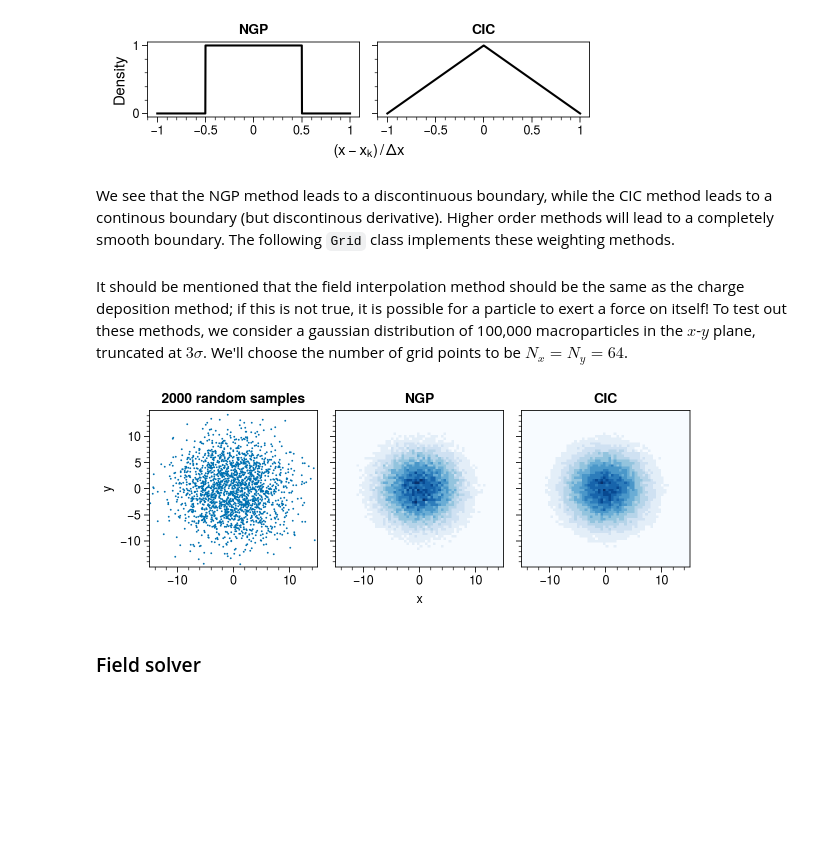
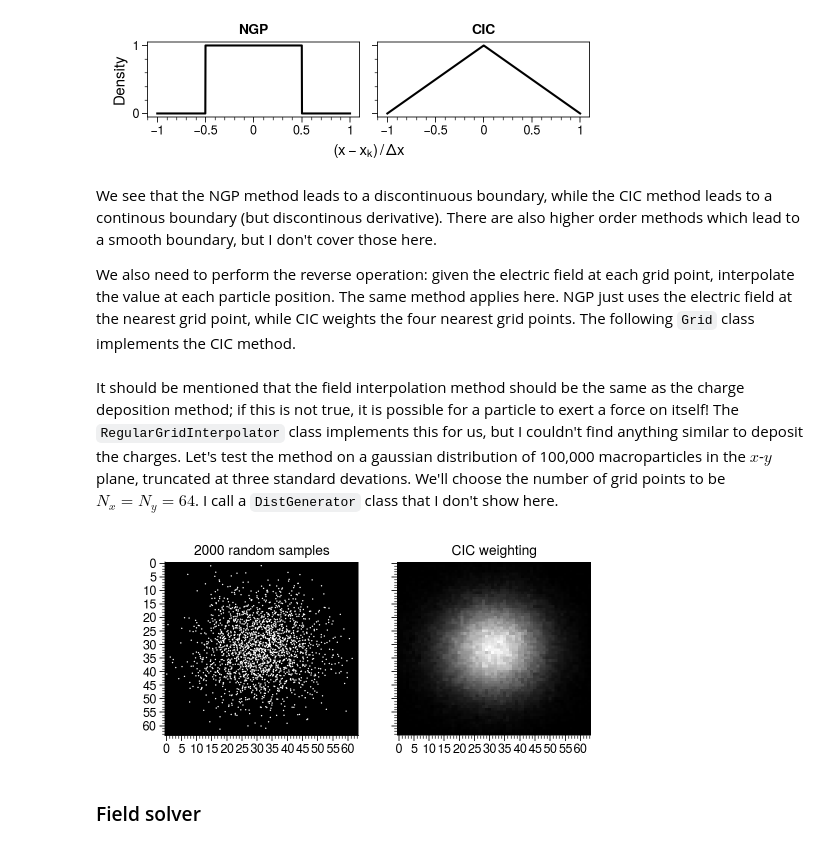
Before and after one commit to austin-hoover/blog_old, a Jupyter notebook: _notebooks/2021-02-15-PIC.ipynb, the cells around one changed output. Cells and saved outputs as stored; diff of their text form; code cells hidden in the pictures; blank space fills up the shorter version.

```diff
--- a/_notebooks/2021-02-15-PIC.ipynb
+++ b/_notebooks/2021-02-15-PIC.ipynb
@@ -20,6 +19,11 @@ from tools import (
 plt.rcParams['animation.html'] = 'jshtml'
 plot.rc['figure.facecolor'] = 'white'
 plot.rc['savefig.dpi'] = 'figure'
+# %%
+#hide
+from scipy.constants import epsilon_0, elementary_charge, speed_of_light, pi
+proton_mass = 0.938272029 # [GeV/c^2]
+classical_proton_radius = 1.53469e-18 # [m]
 # %%
 #hide
 # 79 characters:
@@ -215,5 +353,7 @@ axes.format(xlabel='($x - x_k) \,/\, \Delta x$', ylabel='Density', grid=False,
 # %% [output]
 [figure]
 # %% [markdown]
-We see that the NGP method leads to a discontinuous boundary, while the CIC method leads to a continous boundary (but discontinous derivative). Higher order methods will lead to a completely smooth boundary. The following `Grid` class implements these weighting methods.
+We see that the NGP method leads to a discontinuous boundary, while the CIC method leads to a continous boundary (but discontinous derivative). There are also higher order methods which lead to a smooth boundary, but I don't cover those here.
+
+We also need to perform the reverse operation: given the electric field at each grid point, interpolate the value at each particle position. The same method applies here. NGP just uses the electric field at the nearest grid point, while CIC weights the four nearest grid points. The following `Grid` class implements the CIC method.
 # %%
@@ -370,2 +458,2 @@ class Grid:
 # %% [markdown]
-It should be mentioned that the field interpolation method should be the same as the charge deposition method; if this is not true, it is possible for a particle to exert a force on itself! To test out these methods, we consider a gaussian distribution of 100,000 macroparticles in the $x$-$y$ plane, truncated at $3\sigma$. We'll choose the number of grid points to be $N_x = N_y = 64$.
+It should be mentioned that the field interpolation method should be the same as the charge deposition method; if this is not true, it is possible for a particle to exert a force on itself! The `RegularGridInterpolator` class implements this for us, but I couldn't find anything similar to deposit the charges. Let's test the method on a gaussian distribution of 100,000 macroparticles in the $x$-$y$ plane, truncated at three standard devations. We'll choose the number of grid points to be $N_x = N_y = 64$. I call a `DistGenerator` class that I don't show here.
@@ -376,17 +460,24 @@ grid = Grid(bunch.xlim, bunch.ylim, size=64)
-# %%
-fig, axes = plot.subplots(ncols=3, figsize=(6, 2.25))
-axes.format(xlim=bunch.xlim, ylim=bunch.ylim, grid=False, xlabel='x', ylabel='y',
-            toplabels=['2000 random samples', 'NGP', 'CIC'])
-
-X = bunch.sample(2000)
-axes[0].scatter(X[:, 0], X[:, 2], s=0.5)
-
-for ax, method in zip(axes[1:], ['ngp', 'cic']):
-    rho = bunch.charge * grid.distribute(bunch.positions, method)
-    ax.imshow(rho.T, origin='lower', cmap='blues', aspect='auto',
-              extent=[grid.xmin, grid.xmax, grid.ymin, grid.ymax]);
-# %% [output]
-[figure, removed]
+# %%
+dist_gen = DistGenerator()
+X = dist_gen.generate(kind='gauss', nparts=100000, cut=3)
+bunch = Bunch()
+bunch.fill(X)
+bunch.compute_extremum()
+grid = Grid(bunch.xlim, bunch.ylim, size=(64, 64))
+rho = bunch.macrocharge * grid.distribute(bunch.positions)
+
+fig, (ax1, ax2) = plt.subplots(1, 2, figsize=(5.5, 2.25), sharey=True, sharex=True)
+X_samp = rand_rows(X, 2000)
+x = (X_samp[:, 0] - grid.xmin) / grid.dx
+y = (X_samp[:, 2] - grid.ymin) / grid.dy
+ax1.set_facecolor('k')
+ax1.scatter(x, y, s=1, c='w', ec='none')
+ax1.grid(False)
+myplt.despine([ax1])
+sns.heatmap(rho.T, ax=ax2, cmap='binary_r', cbar=False)
+myplt.set_labels((ax1, ax2), ['2000 random samples', 'CIC weighting'], 'title');
+# %% [output]
+[figure, added]
 # %% [markdown]
 ### Field solver
 # %% [markdown]
```
Also changed, not shown: parts of 44 cells of this notebook, 1 other file.
